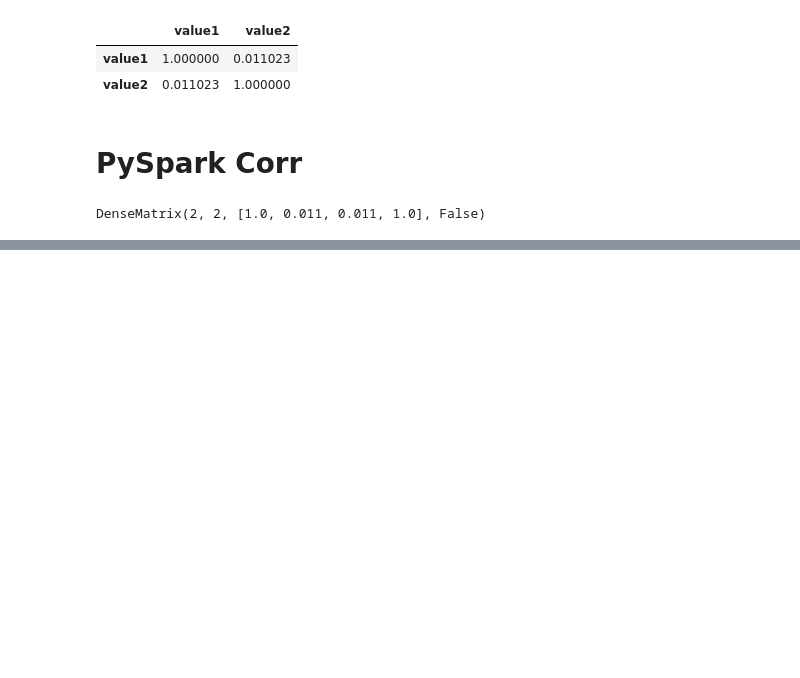
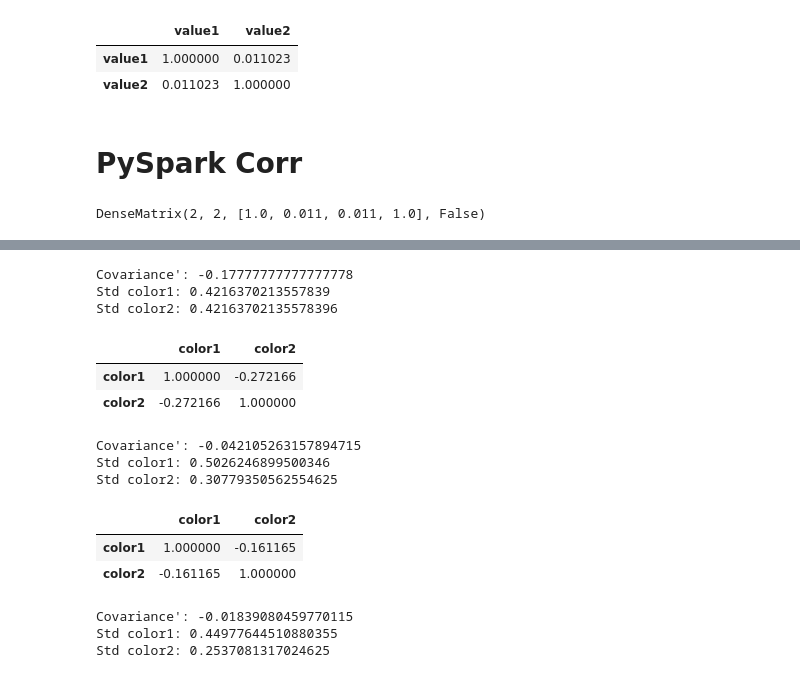
Before and after one commit to mathmathpp2/synapselightgbm_trial, a Jupyter notebook: corr.ipynb, the cells around one changed output, grey strips where cells are left out. Cells and saved outputs as stored; diff of their text form; code cells hidden in the pictures; blank space fills up the shorter version.

```diff
--- a/corr.ipynb
+++ b/corr.ipynb
@@ -105,0 +188,45 @@ DenseMatrix(2, 2, [1.0, 0.011, 0.011, 1.0], False)
+# %%
+print(f"Covariance': {df.cov().iloc[0, 1]}")
+print(f"Std color1: {df['color1'].std()}")
+print(f"Std color2: {df['color2'].std()}")
+# %% [output]
+Covariance': -0.17777777777777778
+Std color1: 0.4216370213557839
+Std color2: 0.42163702135578396
+# %%
+# 3カテゴリ以上あるとき（color1=color2=0があるとき）
+color1 = [1, 1, 1, 1, 1, 1, 1, 1, 0, 0, 0, 0, 0, 0, 0, 0, 0, 0, 0, 0]
+color2 = [0, 0, 0, 0, 0, 0, 0, 0, 1, 1, 0, 0, 0, 0, 0, 0, 0, 0, 0, 0]
+df = pd.DataFrame({"color1": color1, "color2": color2})
+df.corr()
+# %% [output]
+|  | color1 | color2 |
+| color1 | 1.000000 | -0.272166 |
+| color2 | -0.272166 | 1.000000 |
+# %%
+print(f"Covariance': {df.cov().iloc[0, 1]}")
+print(f"Std color1: {df['color1'].std()}")
+print(f"Std color2: {df['color2'].std()}")
+# %% [output]
+Covariance': -0.042105263157894715
+Std color1: 0.5026246899500346
+Std color2: 0.30779350562554625
+# %%
+# 3カテゴリ以上あるとき（color1=color2=0があるとき）
+# さっきより0の割合を増やすとcorrが下がる
+color1 = [1, 1, 1, 1, 1, 1, 1, 1, 0, 0, 0, 0, 0, 0, 0, 0, 0, 0, 0, 0, 0, 0, 0, 0, 0, 0, 0, 0, 0, 0]
+color2 = [0, 0, 0, 0, 0, 0, 0, 0, 1, 1, 0, 0, 0, 0, 0, 0, 0, 0, 0, 0, 0, 0, 0, 0, 0, 0, 0, 0, 0, 0]
+df = pd.DataFrame({"color1": color1, "color2": color2})
+df.corr()
+# %% [output]
+|  | color1 | color2 |
+| color1 | 1.000000 | -0.161165 |
+| color2 | -0.161165 | 1.000000 |
+# %%
+print(f"Covariance': {df.cov().iloc[0, 1]}")
+print(f"Std color1: {df['color1'].std()}")
+print(f"Std color2: {df['color2'].std()}")
+# %% [output]
+Covariance': -0.01839080459770115
+Std color1: 0.44977644510880355
+Std color2: 0.2537081317024625
```
Also changed, not shown: parts of 6 cells of this notebook.
